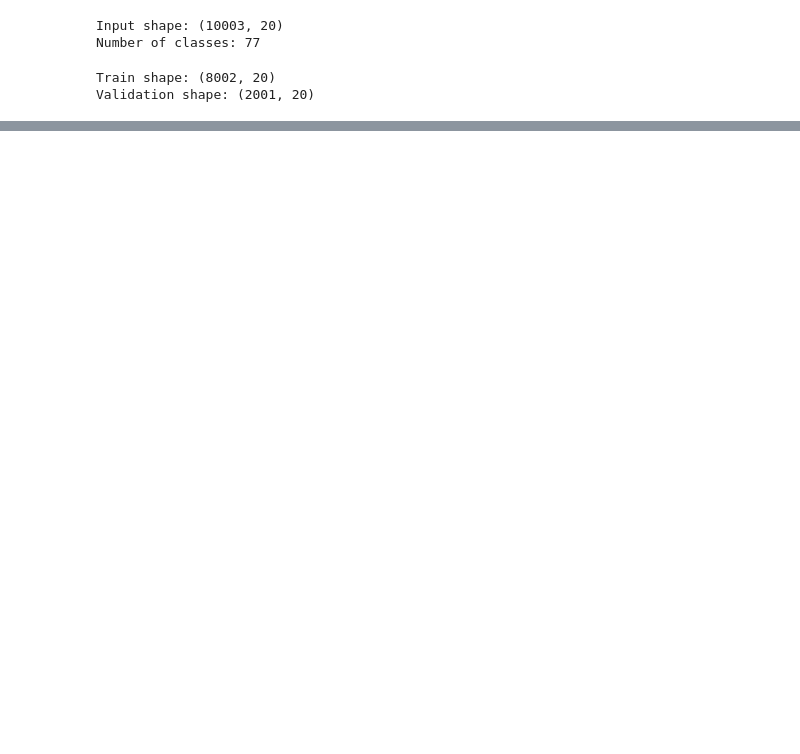
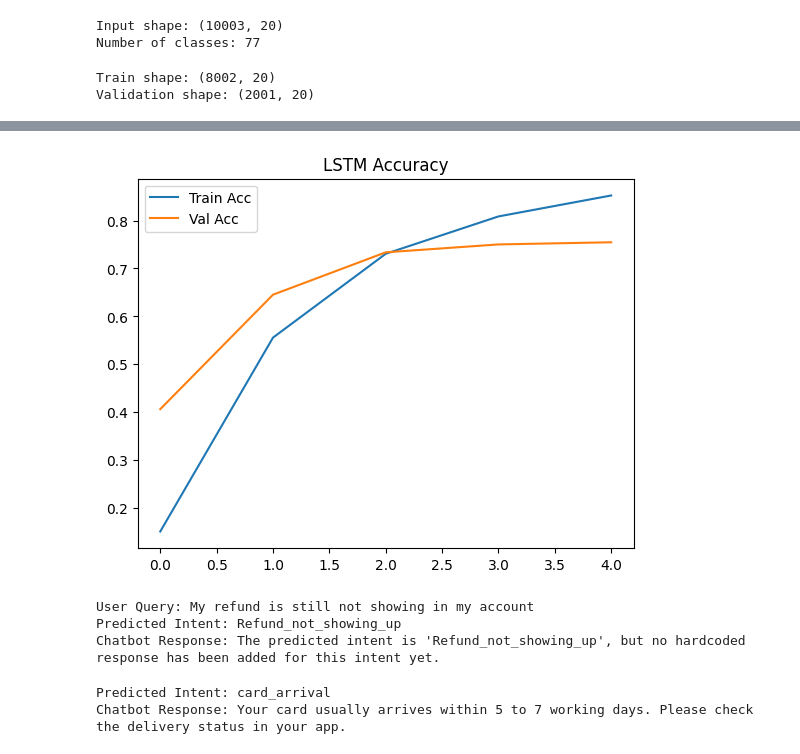
Before and after one commit to RohithRamesh24/Rexon-AI-Banking-Assistant-Chatbot, a Jupyter notebook: notebooks/01_eda.ipynb, the cells around one changed output, grey strips where cells are left out. Saved outputs shown, nothing was run; the diff lists cells and outputs as text; code cells hidden in the pictures; blank space fills up the shorter version.

```diff
--- a/notebooks/01_eda.ipynb
+++ b/notebooks/01_eda.ipynb
@@ -298,0 +377,21 @@ Neural Network Validation Accuracy: 0.778110921382904
+# %%
+lstm_model = Sequential([
+    Embedding(input_dim=5000, output_dim=64, input_length=20),
+    LSTM(64),
+    Dense(128, activation='relu'),
+    Dense(77, activation='softmax')
+])
+# %%
+lstm_model.compile(
+    optimizer='adam',
+    loss='sparse_categorical_crossentropy',
+    metrics=['accuracy']
+)
+# %%
+history_lstm = lstm_model.fit(
+    X_train_nn,
+    y_train_nn,
+    validation_data=(X_val_nn, y_val_nn),
+    epochs=5,
+    batch_size=32
+)
@@ -298,0 +415,8 @@ Neural Network Validation Accuracy: 0.778110921382904
+# %%
+plt.plot(history_lstm.history["accuracy"], label="Train Acc")
+plt.plot(history_lstm.history["val_accuracy"], label="Val Acc")
+plt.legend()
+plt.title("LSTM Accuracy")
+plt.show()
+# %% [output]
+[figure, added]
@@ -298,0 +447,22 @@ Neural Network Validation Accuracy: 0.778110921382904
+# %%
+test_query = "My refund is still not showing in my account"
+
+intent, reply = predict_intent_and_response(test_query)
+
+print("User Query:", test_query)
+print("Predicted Intent:", intent)
+print("Chatbot Response:", reply)
+# %% [output]
+User Query: My refund is still not showing in my account
+Predicted Intent: Refund_not_showing_up
+Chatbot Response: The predicted intent is 'Refund_not_showing_up', but no hardcoded response has been added for this intent yet.
+# %%
+user_query = input("Enter your banking query: ")
+
+intent, reply = predict_intent_and_response(user_query)
+
+print("\nPredicted Intent:", intent)
+print("Chatbot Response:", reply)
+# %% [output]
+Predicted Intent: card_arrival
+Chatbot Response: Your card usually arrives within 5 to 7 working days. Please check the delivery status in your app.
```
Also changed, not shown: parts of 13 cells of this notebook.
